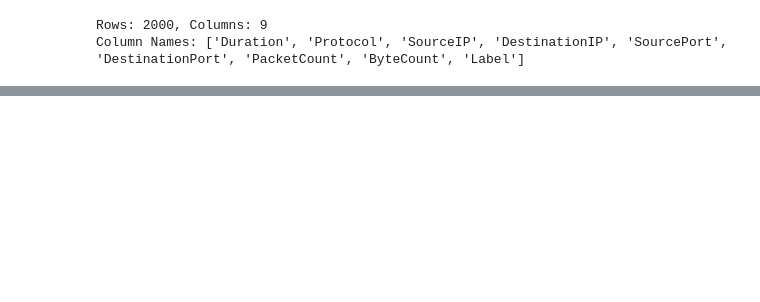
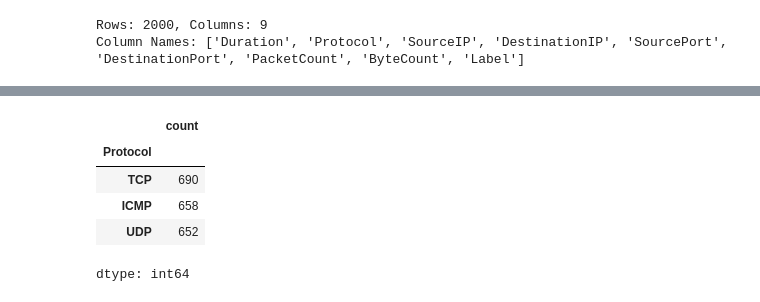
Before and after one commit to anthonyfeaster/UCB-AIML, a Jupyter notebook: Capstone/capstone.ipynb, the cells around one changed output, grey strips where cells are left out. Drawn from its saved outputs; the diff is of its cells as text; code cells hidden in the pictures; blank space fills up the shorter version.

```diff
--- a/Capstone/capstone.ipynb
+++ b/Capstone/capstone.ipynb
@@ -60,0 +98,9 @@ Column Names: ['Duration', 'Protocol', 'SourceIP', 'DestinationIP', 'SourcePort'
+# %%
+df['Protocol'].value_counts()
+# %% [output]
+|  | count |
+| Protocol |  |
+| TCP | 690 |
+| ICMP | 658 |
+| UDP | 652 |
+dtype: int64
```
Also changed, not shown: parts of 10 cells of this notebook.
